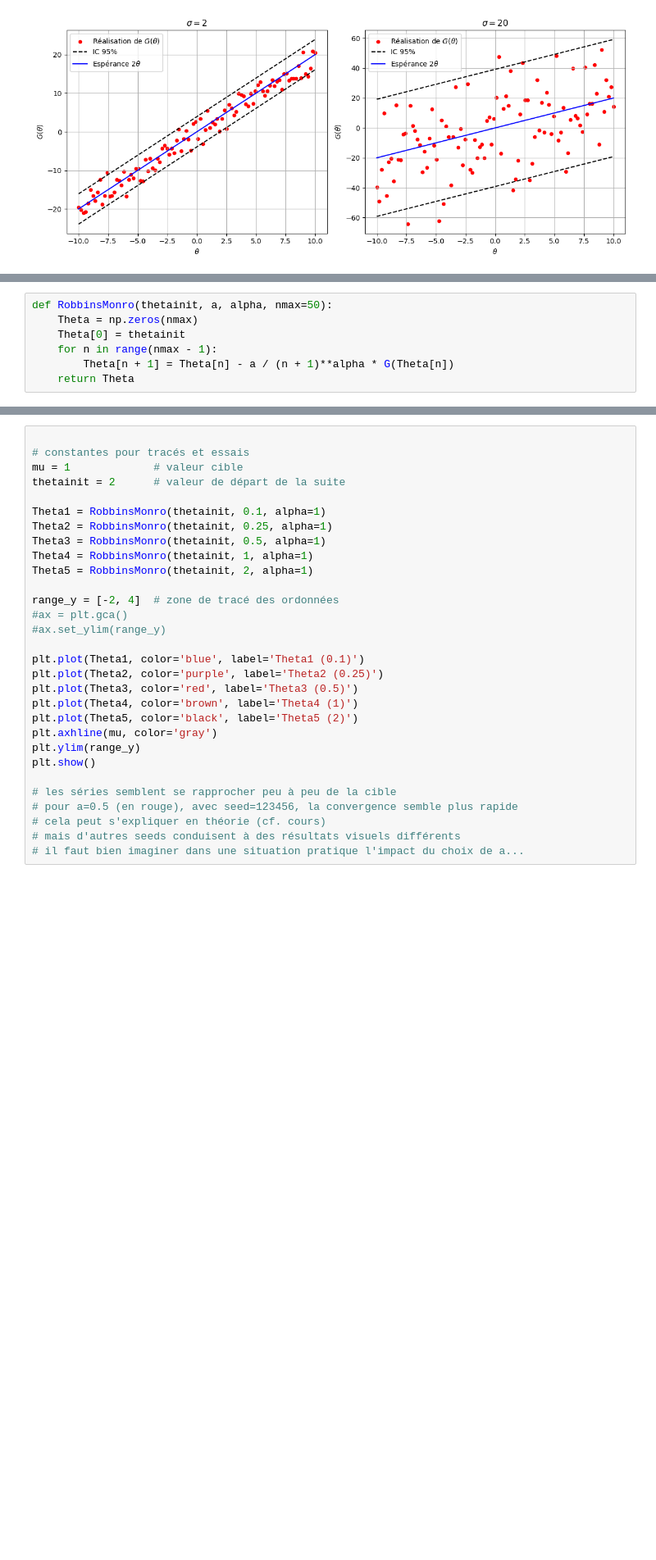
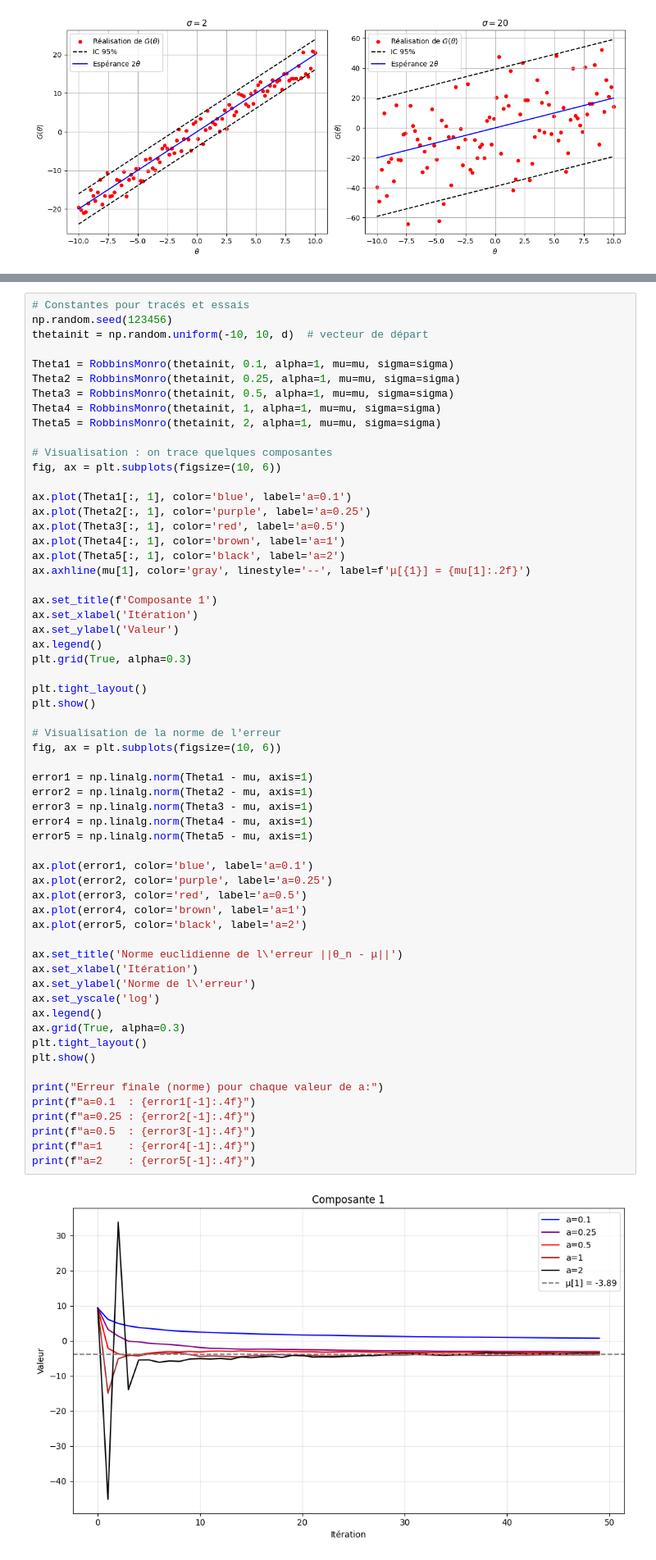
Before and after one commit to enzo-munoz/Mines_data_science, a Jupyter notebook: optimisation/Rapport TP - Enzo Munoz & Maxime Guilbaud & Hugo Munier.ipynb, the cells around one changed output, grey strips where cells are left out. Shown at 82% size. Saved outputs shown, nothing was run; the diff lists cells and outputs as text; blank space fills up the shorter version.

```diff
--- a/optimisation/Rapport TP - Enzo Munoz & Maxime Guilbaud & Hugo Munier.ipynb
+++ b/optimisation/Rapport TP - Enzo Munoz & Maxime Guilbaud & Hugo Munier.ipynb
@@ -112,10 +114,3 @@ Avant de tester différents algorithmes et avec cette analyse.
 
 
 La comparaison de la performance se fait avec la moyenne empirique de votre échantillon par rapport à la solution trouvé. peut on pensé à d'autres estimteurs de la moyenne ?
-# %%
-def RobbinsMonro(thetainit, a, alpha, nmax=50):
-    Theta = np.zeros(nmax)
-    Theta[0] = thetainit
-    for n in range(nmax - 1):
-        Theta[n + 1] = Theta[n] - a / (n + 1)**alpha * G(Theta[n])
-    return Theta
@@ -122,30 +154,62 @@ def RobbinsMonro(thetainit, a, alpha, nmax=50):
 # %%
+# Constantes pour tracés et essais
+np.random.seed(123456)
+thetainit = np.random.uniform(-10, 10, d)  # vecteur de départ
 
-# constantes pour tracés et essais
-mu = 1             # valeur cible
-thetainit = 2      # valeur de départ de la suite
+Theta1 = RobbinsMonro(thetainit, 0.1, alpha=1, mu=mu, sigma=sigma)
+Theta2 = RobbinsMonro(thetainit, 0.25, alpha=1, mu=mu, sigma=sigma)
+Theta3 = RobbinsMonro(thetainit, 0.5, alpha=1, mu=mu, sigma=sigma)
+Theta4 = RobbinsMonro(thetainit, 1, alpha=1, mu=mu, sigma=sigma)
+Theta5 = RobbinsMonro(thetainit, 2, alpha=1, mu=mu, sigma=sigma)
 
-Theta1 = RobbinsMonro(thetainit, 0.1, alpha=1)
-Theta2 = RobbinsMonro(thetainit, 0.25, alpha=1)
-Theta3 = RobbinsMonro(thetainit, 0.5, alpha=1)
-Theta4 = RobbinsMonro(thetainit, 1, alpha=1)
-Theta5 = RobbinsMonro(thetainit, 2, alpha=1)
+# Visualisation : on trace quelques composantes
+fig, ax = plt.subplots(figsize=(10, 6))
 
-range_y = [-2, 4]  # zone de tracé des ordonnées
-#ax = plt.gca()
-#ax.set_ylim(range_y)
+ax.plot(Theta1[:, 1], color='blue', label='a=0.1')
+ax.plot(Theta2[:, 1], color='purple', label='a=0.25')
+ax.plot(Theta3[:, 1], color='red', label='a=0.5')
+ax.plot(Theta4[:, 1], color='brown', label='a=1')
+ax.plot(Theta5[:, 1], color='black', label='a=2')
+ax.axhline(mu[1], color='gray', linestyle='--', label=f'μ[{1}] = {mu[1]:.2f}')
 
-plt.plot(Theta1, color='blue', label='Theta1 (0.1)')
-plt.plot(Theta2, color='purple', label='Theta2 (0.25)')
-plt.plot(Theta3, color='red', label='Theta3 (0.5)')
-plt.plot(Theta4, color='brown', label='Theta4 (1)')
-plt.plot(Theta5, color='black', label='Theta5 (2)')
-plt.axhline(mu, color='gray')
-plt.ylim(range_y)
+ax.set_title(f'Composante 1')
+ax.set_xlabel('Itération')
+ax.set_ylabel('Valeur')
+ax.legend()
+plt.grid(True, alpha=0.3)
+
+plt.tight_layout()
 plt.show()
 
-# les séries semblent se rapprocher peu à peu de la cible
-# pour a=0.5 (en rouge), avec seed=123456, la convergence semble plus rapide
-# cela peut s'expliquer en théorie (cf. cours)
-# mais d'autres seeds conduisent à des résultats visuels différents
-# il faut bien imaginer dans une situation pratique l'impact du choix de a...
+# Visualisation de la norme de l'erreur
+fig, ax = plt.subplots(figsize=(10, 6))
+
+error1 = np.linalg.norm(Theta1 - mu, axis=1)
+error2 = np.linalg.norm(Theta2 - mu, axis=1)
+error3 = np.linalg.norm(Theta3 - mu, axis=1)
+error4 = np.linalg.norm(Theta4 - mu, axis=1)
+error5 = np.linalg.norm(Theta5 - mu, axis=1)
+
+ax.plot(error1, color='blue', label='a=0.1')
+ax.plot(error2, color='purple', label='a=0.25')
+ax.plot(error3, color='red', label='a=0.5')
+ax.plot(error4, color='brown', label='a=1')
+ax.plot(error5, color='black', label='a=2')
+
+ax.set_title('Norme euclidienne de l\'erreur ||θ_n - μ||')
+ax.set_xlabel('Itération')
+ax.set_ylabel('Norme de l\'erreur')
+ax.set_yscale('log')
+ax.legend()
+ax.grid(True, alpha=0.3)
+plt.tight_layout()
+plt.show()
+
+print("Erreur finale (norme) pour chaque valeur de a:")
+print(f"a=0.1  : {error1[-1]:.4f}")
+print(f"a=0.25 : {error2[-1]:.4f}")
+print(f"a=0.5  : {error3[-1]:.4f}")
+print(f"a=1    : {error4[-1]:.4f}")
+print(f"a=2    : {error5[-1]:.4f}")
+# %% [output]
+[figure, added]
```
Also changed, not shown: parts of 8 cells of this notebook.
